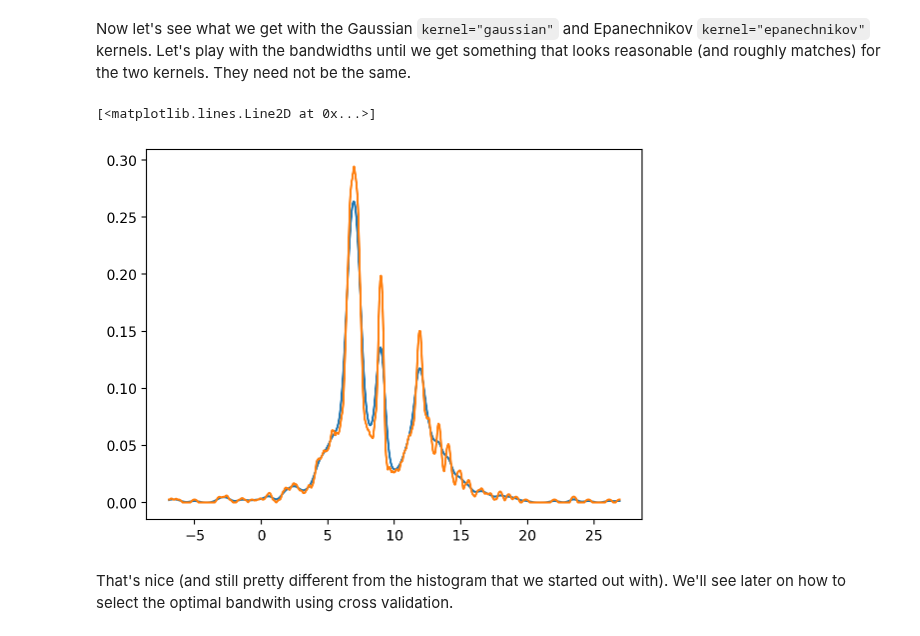
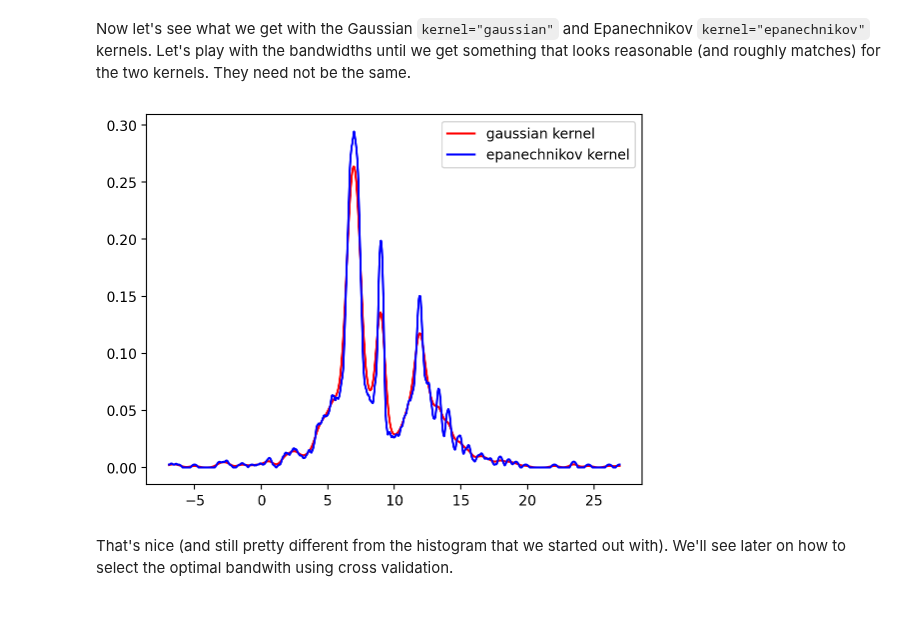
Before and after one commit to aadufour/astrostatistics_bicocca_2025, a Jupyter notebook: lectures/L07_frequentist.ipynb, the cells around one changed output. Cells and saved outputs as stored; diff of their text form; code cells hidden in the pictures.

```diff
--- a/lectures/L07_frequentist.ipynb
+++ b/lectures/L07_frequentist.ipynb
@@ -514,14 +518,15 @@ Now let's see what we get with the Gaussian `kernel="gaussian"` and Epanechnikov
 # %%
 #%% experimenting with different kernels
 #%% main takeaway: these are differentiable, unlike histograms!
 PDFtophat = kde_sklearn(x,bandwidth=0.3,kernel="gaussian")
-plt.plot(xgrid,PDFtophat)
+plt.plot(xgrid,PDFtophat, color="red", label="gaussian kernel")
 
 PDFtophat = kde_sklearn(x,bandwidth=0.3,kernel="epanechnikov")
-plt.plot(xgrid,PDFtophat)
+plt.plot(xgrid,PDFtophat, color="blue", label="epanechnikov kernel")
+plt.legend()
+plt.show()
 # %% [output]
-[<matplotlib.lines.Line2D at 0x...>]
-[figure, old version]
+[figure, new version]
 # %% [markdown]
 That's nice (and still pretty different from the histogram that we started out with). We'll see later on how to select the optimal bandwith using cross validation.
 # %% [markdown]
```
Also changed, not shown: parts of 4 cells of this notebook, 2 other files.
